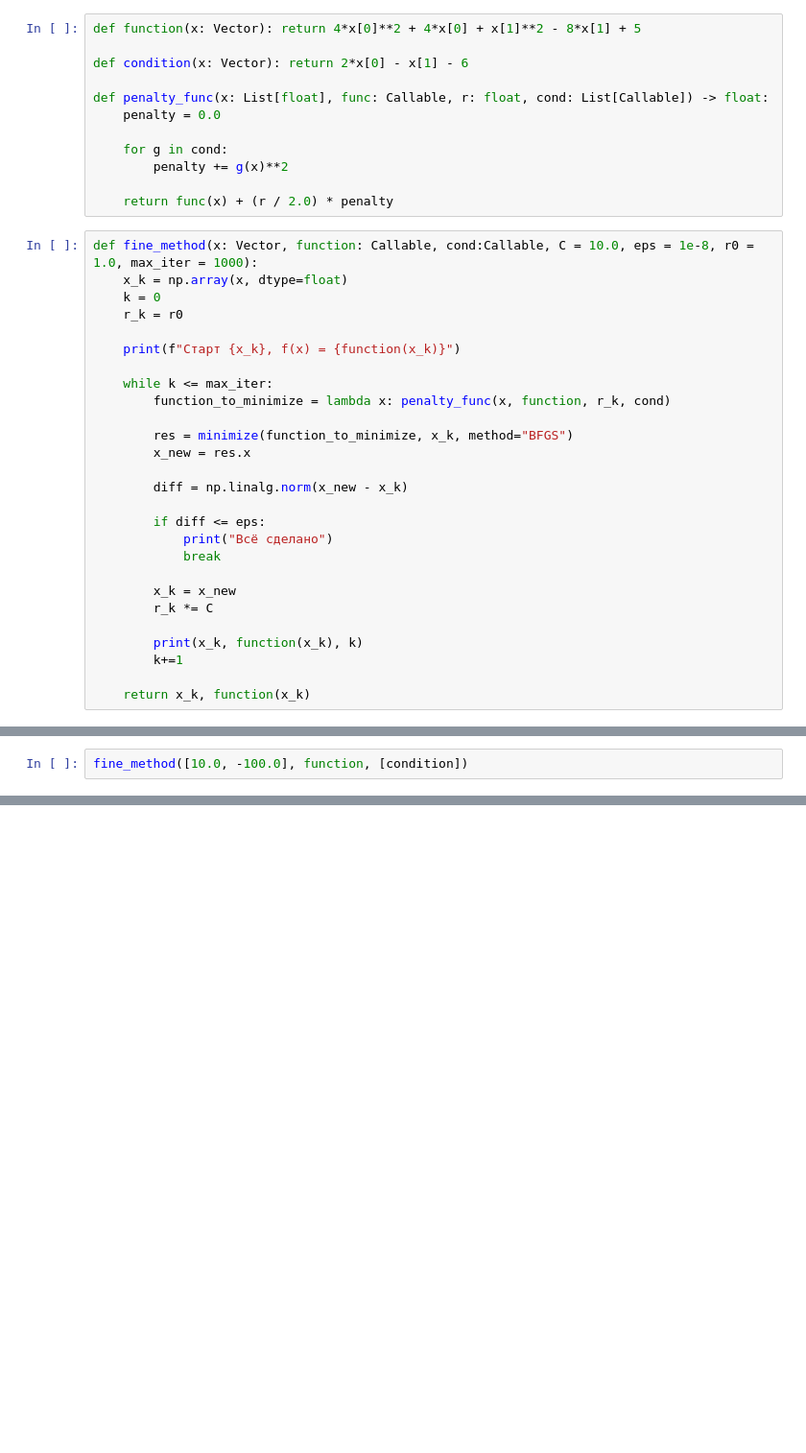
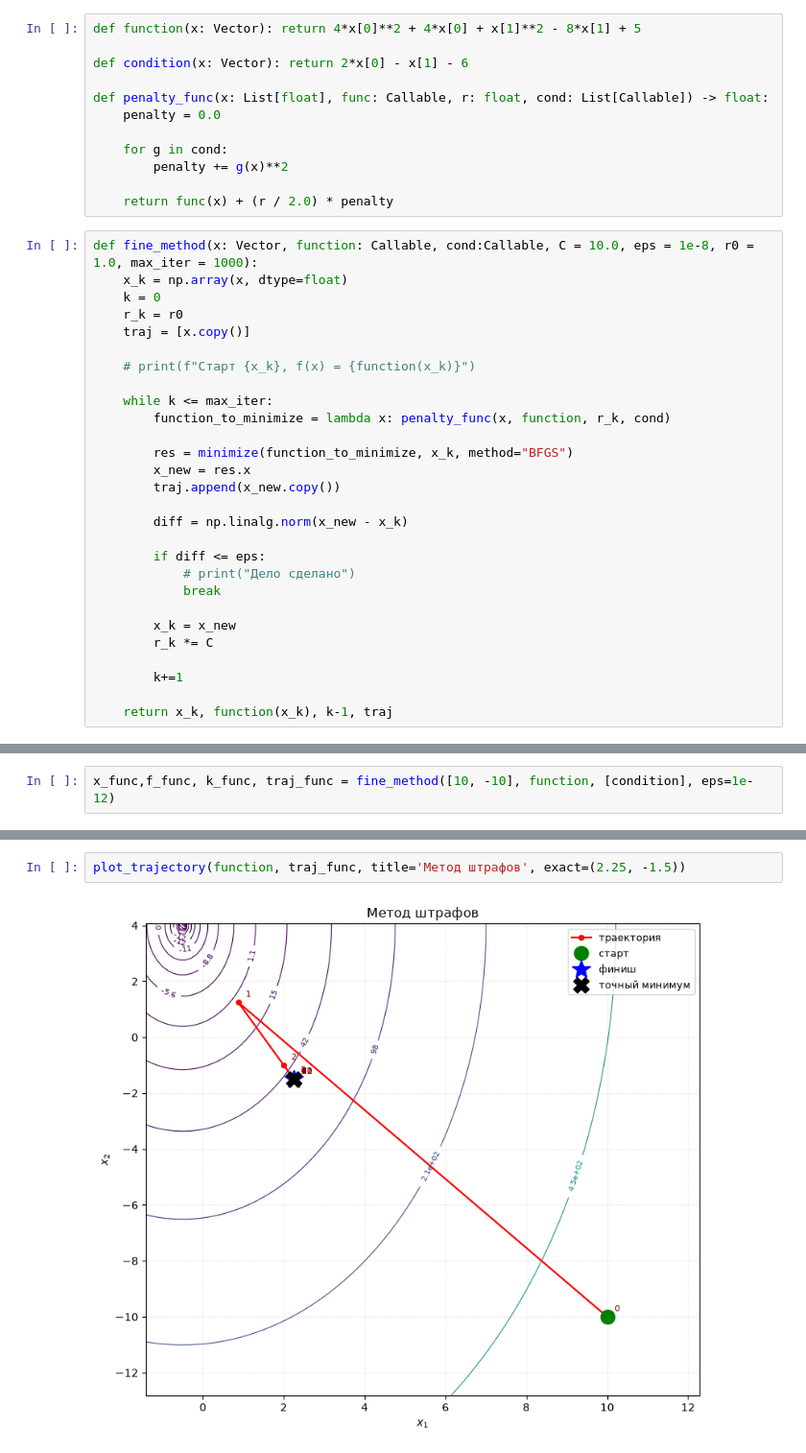
Before and after one commit to Daniilpiz/mroz, a Jupyter notebook: L7/L7.ipynb, the cells around one changed output, grey strips where cells are left out. Shown at 96% size. Cells and saved outputs as stored; diff of their text form; blank space fills up the shorter version.

```diff
--- a/L7/L7.ipynb
+++ b/L7/L7.ipynb
@@ -30,25 +30,26 @@ def fine_method(x: Vector, function: Callable, cond:Callable, C = 10.0, eps = 1e
     x_k = np.array(x, dtype=float)
     k = 0
     r_k = r0
+    traj = [x.copy()]
 
-    print(f"Старт {x_k}, f(x) = {function(x_k)}")
+    # print(f"Старт {x_k}, f(x) = {function(x_k)}")
 
     while k <= max_iter:
         function_to_minimize = lambda x: penalty_func(x, function, r_k, cond)
 
         res = minimize(function_to_minimize, x_k, method="BFGS")
         x_new = res.x
+        traj.append(x_new.copy())
 
         diff = np.linalg.norm(x_new - x_k)
 
         if diff <= eps:
-            print("Всё сделано")
+            # print("Дело сделано")
             break
 
         x_k = x_new
         r_k *= C
 
-        print(x_k, function(x_k), k)
         k+=1
 
-    return x_k, function(x_k)
+    return x_k, function(x_k), k-1, traj
@@ -55,3 +60,3 @@ def fine_method(x: Vector, function: Callable, cond:Callable, C = 10.0, eps = 1e
 # %%
-fine_method([10.0, -100.0], function, [condition])
+x_func,f_func, k_func, traj_func = fine_method([10, -10], function, [condition], eps=1e-12)
 # %% [output]
@@ -71,0 +65,4 @@ fine_method([10.0, -100.0], function, [condition])
+# %%
+plot_trajectory(function, traj_func, title='Метод штрафов', exact=(2.25, -1.5))
+# %% [output]
+[figure, added]
```
Also changed, not shown: parts of 3 cells of this notebook.
